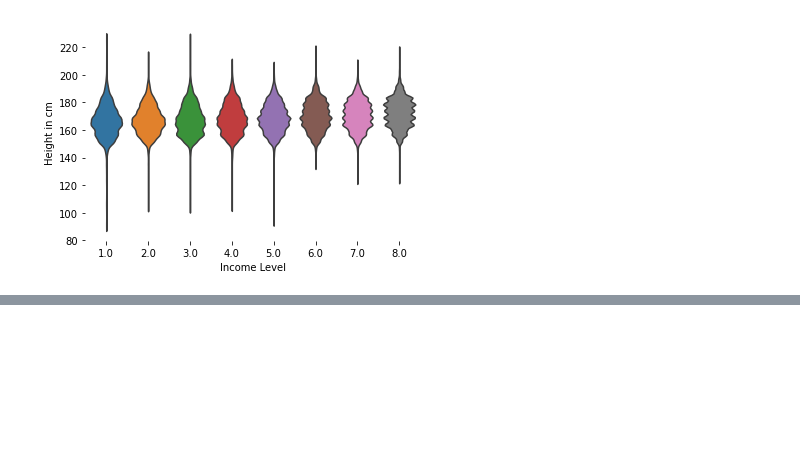
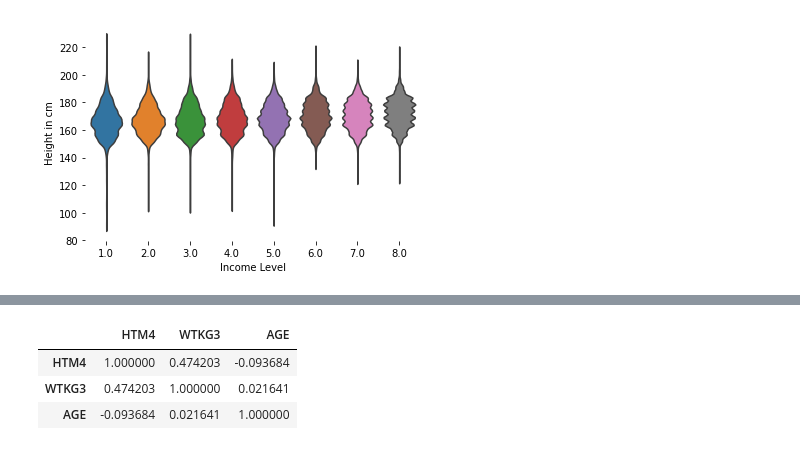
Before and after one commit to SketchQ/DataCamp_DataScience_Track, a Jupyter notebook: 16_Exploratory Data Analysis in Python/Chapter_3_Relationships.ipynb, the cells around one changed output, grey strips where cells are left out. Saved outputs shown, nothing was run; the diff lists cells and outputs as text; code cells hidden in the pictures; blank space fills up the shorter version.

```diff
--- a/16_Exploratory Data Analysis in Python/Chapter_3_Relationships.ipynb
+++ b/16_Exploratory Data Analysis in Python/Chapter_3_Relationships.ipynb
@@ -348,0 +361,12 @@ plt.show()
+# %%
+# Select 3 columns from BRFss
+columns = ['HTM4', 'WTKG3', 'AGE']
+subset = brfss[columns]
+
+# Show Correlation
+subset.corr()
+# %% [output]
+|  | HTM4 | WTKG3 | AGE |
+| HTM4 | 1.000000 | 0.474203 | -0.093684 |
+| WTKG3 | 0.474203 | 1.000000 | 0.021641 |
+| AGE | -0.093684 | 0.021641 | 1.000000 |
```
Also changed, not shown: parts of 9 cells of this notebook, 1 other file.
